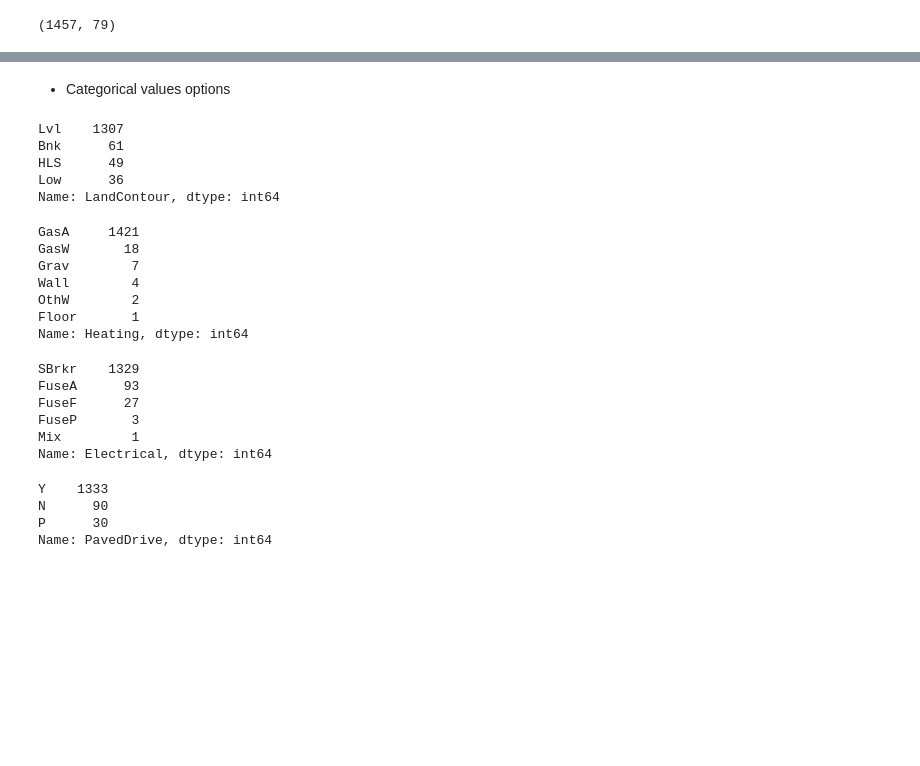
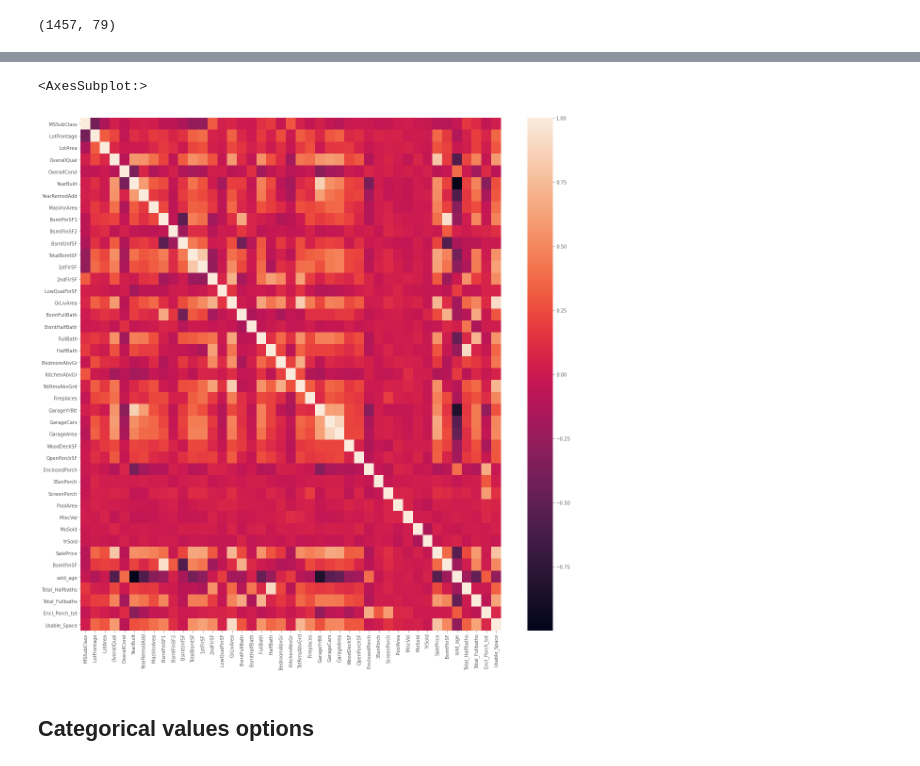
Before and after one commit to suhitasva/ML_Project, a Jupyter notebook: LR_models.ipynb, the cells around one changed output, grey strips where cells are left out. Drawn from its saved outputs; the diff is of its cells as text; code cells hidden in the pictures; blank space fills up the shorter version.

Commit message:
Created new numerical variables, combined some categorical features, and label and OneHot encoded numerical variables

```diff
--- a/LR_models.ipynb
+++ b/LR_models.ipynb
@@ -96,40 +68,8 @@ memory usage: 910.6+ KB
+# %%
+plt.figure(figsize=(20, 20))
+sns.heatmap(train_df.corr())
+# %% [output]
+<AxesSubplot:>
+[figure, added]
 # %% [markdown]
-- Categorical values options
+## Categorical values options
-# %%
-train_df['LandContour'].value_counts()
-# combine Bnk, HLS and Low to one category?
-# %% [output]
-Lvl    1307
-Bnk      61
-HLS      49
-Low      36
-Name: LandContour, dtype: int64
-# %%
-train_df['Heating'].value_counts()
-# Use other for all except GasA?
-# %% [output]
-GasA     1421
-GasW       18
-Grav        7
-Wall        4
-OthW        2
-Floor       1
-Name: Heating, dtype: int64
-# %%
-train_df['Electrical'].value_counts()
-# Use other for all except SBrkr?
-# %% [output]
-SBrkr    1329
-FuseA      93
-FuseF      27
-FuseP       3
-Mix         1
-Name: Electrical, dtype: int64
-# %%
-train_df['PavedDrive'].value_counts()
-# add partial counts to paved?
-# %% [output]
-Y    1333
-N      90
-P      30
-Name: PavedDrive, dtype: int64
```
Also changed, not shown: parts of 28 cells of this notebook.
